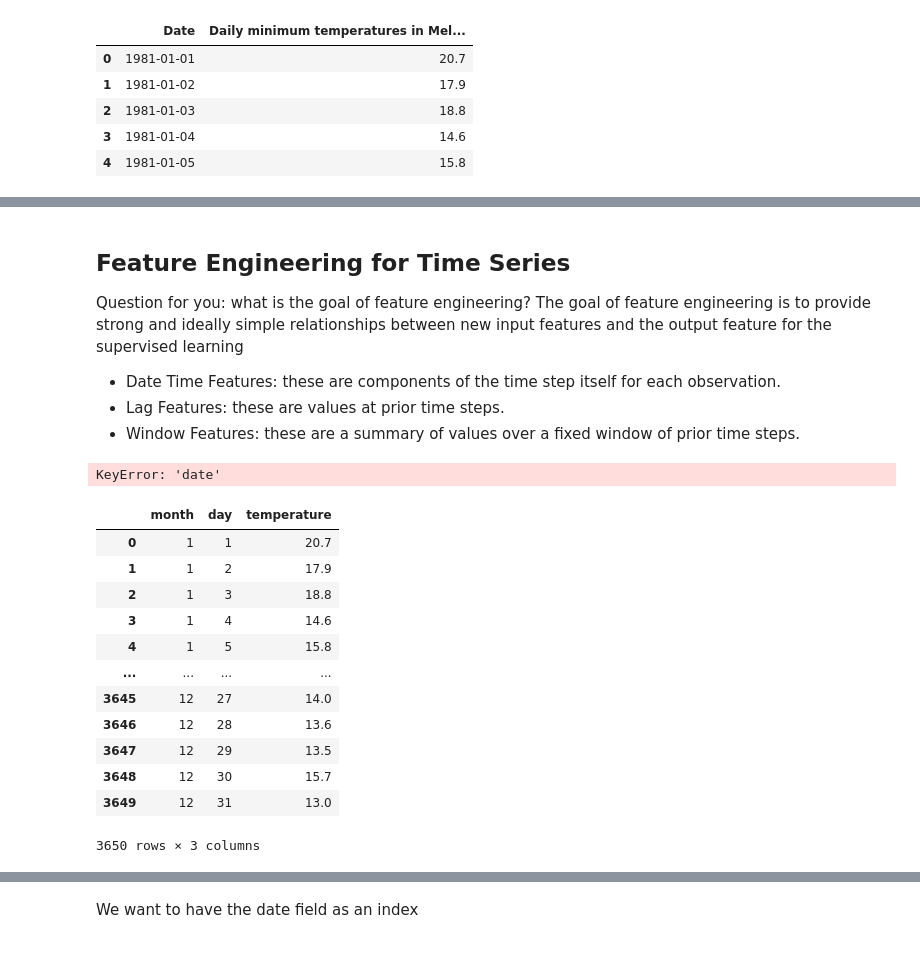
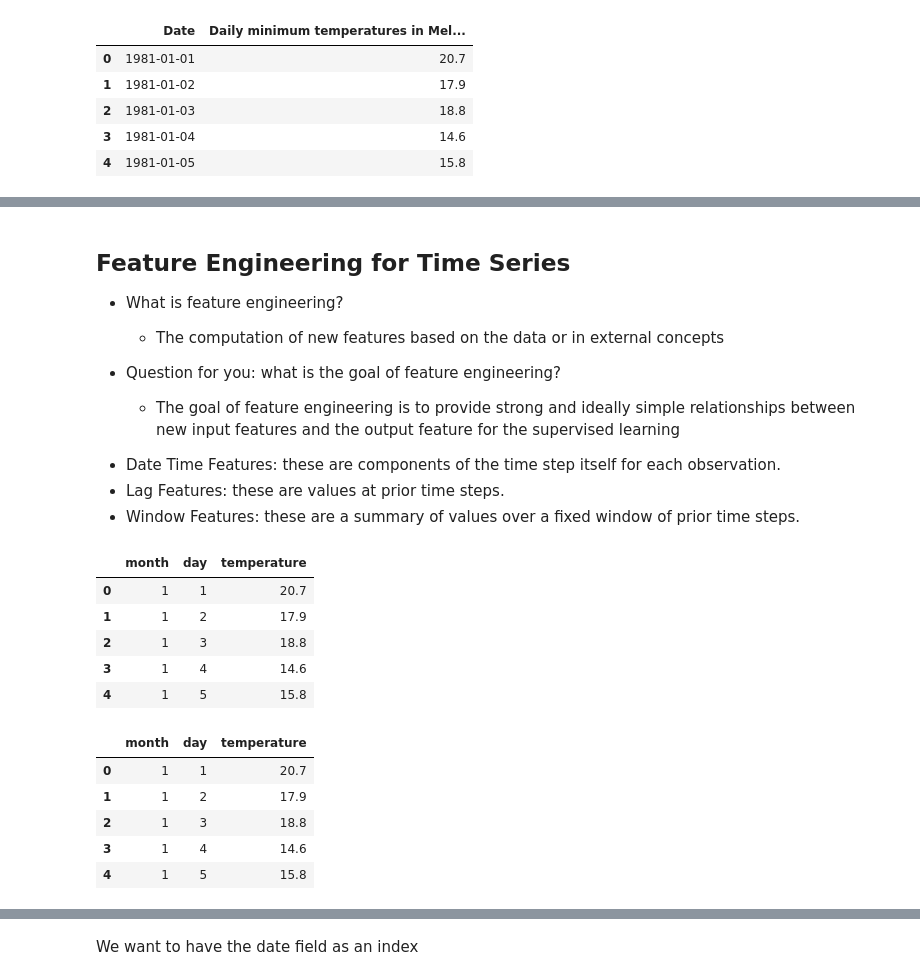
Before and after one commit to gabrielalusofona/cda, a Jupyter notebook: lectures/05-TimeSeries.ipynb, the cells around one changed output, grey strips where cells are left out. Cells and saved outputs as stored; diff of their text form; code cells hidden in the pictures; blank space fills up the shorter version.

```diff
--- a/lectures/05-TimeSeries.ipynb
+++ b/lectures/05-TimeSeries.ipynb
@@ -65,0 +97,4 @@ series.plot()
+# %%
+series.set_index('Date', inplace=True)
+# %%
+series.columns = ['Temperature']
@@ -92,13 +146,12 @@ dtype: int64
 # %% [markdown]
 ## Feature Engineering for Time Series
 
-Question for you: what is the goal of feature engineering?
-The goal of feature engineering is to provide strong and ideally simple relationships between new input features and the output feature for the supervised learning
+- What is feature engineering?
+  - The computation of new features based on the data or in external concepts
+
+- Question for you: what is the goal of feature engineering?
+  - The goal of feature engineering is to provide strong and ideally simple relationships between new input features and the output feature for the supervised learning
 
 * Date Time Features: these are components of the time step itself for each observation.
 * Lag Features: these are values at prior time steps.
 * Window Features: these are a summary of values over a fixed window of prior time steps.
-# %%
-series = pd.read_csv("data/daily-minimum-temperatures-in-me.csv")
-series.columns = ['date', 'temperature']
-series['date'] = pd.to_datetime(series['date'])
@@ -105,26 +163,26 @@ series['date'] = pd.to_datetime(series['date'])
+# %%
+dataframe.head()
+# %% [output]
+|  | month | day | temperature |
+| 0 | 1 | 1 | 20.7 |
+| 1 | 1 | 2 | 17.9 |
+| 2 | 1 | 3 | 18.8 |
+| 3 | 1 | 4 | 14.6 |
+| 4 | 1 | 5 | 15.8 |
 # %%
 dataframe = pd.DataFrame()
-dataframe['month'] = series['date'].dt.month
-dataframe['day'] = series['date'].dt.day
-dataframe['temperature'] = series['temperature']
+dataframe['month'] = series.index.month
+dataframe['day'] = series.index.day
+dataframe['temperature'] = series['Temperature'].values
-# %% [output]
-KeyError: 'date'
 # %%
-dataframe
+dataframe.head()
 # %% [output]
 |  | month | day | temperature |
 | 0 | 1 | 1 | 20.7 |
 | 1 | 1 | 2 | 17.9 |
 | 2 | 1 | 3 | 18.8 |
 | 3 | 1 | 4 | 14.6 |
 | 4 | 1 | 5 | 15.8 |
-| ... | ... | ... | ... |
-| 3645 | 12 | 27 | 14.0 |
-| 3646 | 12 | 28 | 13.6 |
-| 3647 | 12 | 29 | 13.5 |
-| 3648 | 12 | 30 | 15.7 |
-| 3649 | 12 | 31 | 13.0 |
-3650 rows × 3 columns
 # %% [markdown]
 Using just the month and day information alone to predict temperature is not sophisticated and will likely result in a poor model.
 You may enumerate all the properties of a time-stamp and consider what might be useful for your problem, such as:
```
Also changed, not shown: parts of 40 cells of this notebook, 8 other files.
